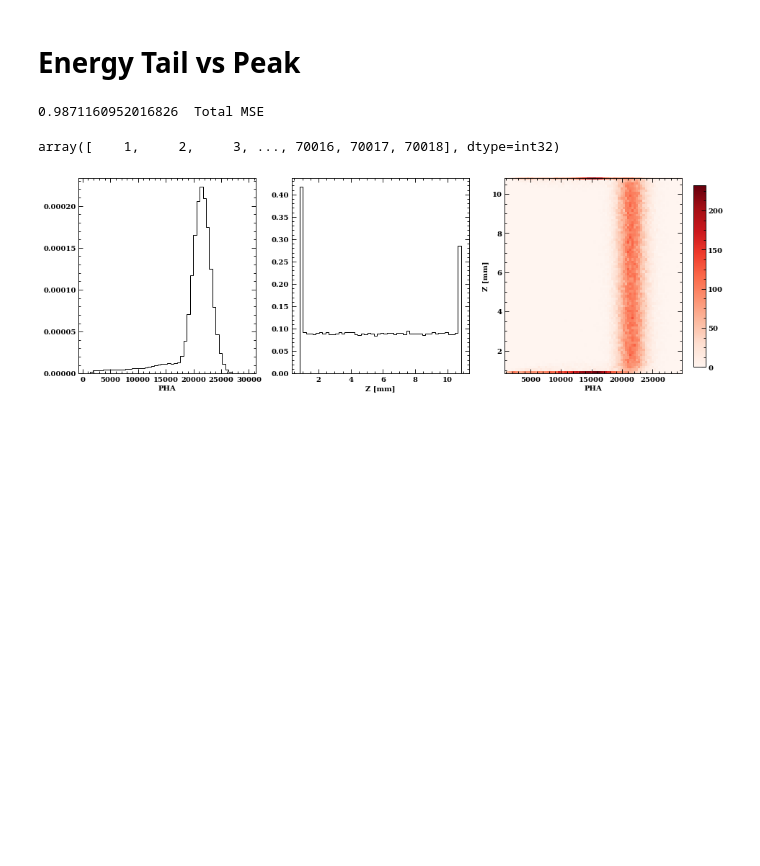
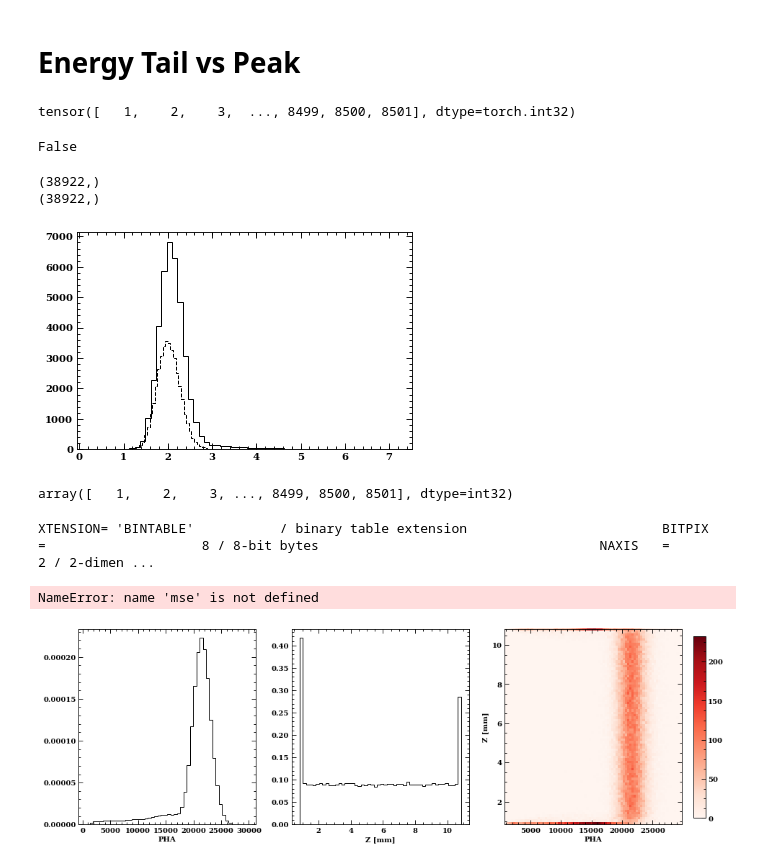
Before and after one commit to alpv95/IXPEML, a Jupyter notebook: notebooks/Error_checks.ipynb, the cells around one changed output. Drawn from its saved outputs; the diff is of its cells as text; code cells hidden in the pictures; blank space fills up the shorter version.

```diff
--- a/notebooks/Error_checks.ipynb
+++ b/notebooks/Error_checks.ipynb
@@ -532,25 +532,3 @@ for color, text in zip(["r","b"],leg.get_texts()):
 # %%
 def mse(theta_hat,theta):
     return np.sqrt(np.sum((np.cos(2*theta) - np.cos(2*theta_hat))**2 + (np.sin(2*theta) - np.sin(2*theta_hat))**2) / len(theta))
-# %%
-input_file = home_dir + "data/gen4_pol/gen4_6p4_recon.fits"
-
-with fits.open(input_file, memmap=False) as hdu:
-    data = hdu[1].data
-with fits.open(input_file.replace('_recon',''), memmap=False) as hdu:
-#     print(hdu[3].header)
-    sim_data = hdu[3].data
-
-cut = (data['NUM_CLU'] > 0)*(abs(data['BARX']) < 6.3)*(abs(data['BARY']) < 6.3)
-cut *= (sim_data['PE_PHI'] != 0.0) #to remove bump in training data
-moms = (data['TRK_M2L'] / data['TRK_M2T'])[cut]
-Z = sim_data["ABS_Z"][cut]
-PHA = data["PHA"][cut]
-X = data['PIX_X'][cut]
-Y = data['PIX_Y'][cut]
-C = data['PIX_PHA'][cut]
-THETA = sim_data['PE_PHI'][cut]
-THETA_HAT = data['DETPHI'][cut]
-print(mse(THETA,THETA_HAT), " Total MSE")
-# %% [output]
-0.9871160952016826  Total MSE
@@ -557,7 +537,52 @@ print(mse(THETA,THETA_HAT), " Total MSE")
+# %%
+x['trg_id']
+# %% [output]
+tensor([   1,    2,    3,  ..., 8499, 8500, 8501], dtype=torch.int32)
+# %%
+with fits.open(home_dir + "newpaper_pol_train___newpaper_pol__ensemble.fits", memmap=False) as hdu:
+    data = hdu[1].data
+# %%
+'NN_PH2I' in [x.name for x in data.columns]
+# %% [output]
+False
+# %%
+e = 2.0
+plt.hist(data['NN_ENERGY'][data['ENERGY'] == e], histtype='step')
+plt.hist(data['MOM_ENERGY'][data['ENERGY'] == e], histtype='step')
+print(data['NN_ENERGY'][data['ENERGY'] == e].shape)
+print(data['MOM_ENERGY'][data['ENERGY'] == e].shape)
+# %% [output]
+(38922,)
+(38922,)
+[figure, added]
 # %%
 data['TRG_ID']
 # %% [output]
-array([    1,     2,     3, ..., 70016, 70017, 70018], dtype=int32)
+array([   1,    2,    3, ..., 8499, 8500, 8501], dtype=int32)
+# %%
+input_file = home_dir + "data/TEST/gen4_2p3_recon.fits"
+
+with fits.open(input_file, memmap=False) as hdu:
+    print(hdu[1].header)
+    data = hdu[1].data
+with fits.open(input_file.replace('_recon',''), memmap=False) as hdu:
+#     print(hdu[3].header)
+    sim_data = hdu[3].data
+
+cut = (data['NUM_CLU'] > 0)*(abs(data['BARX']) < 6.3)*(abs(data['BARY']) < 6.3)
+cut *= (sim_data['PE_PHI'] != 0.0) #to remove bump in training data
+moms = (data['TRK_M2L'] / data['TRK_M2T'])[cut]
+Z = sim_data["ABS_Z"][cut]
+PHA = data["PHA"][cut]
+X = data['PIX_X'][cut]
+Y = data['PIX_Y'][cut]
+C = data['PIX_PHA'][cut]
+THETA = sim_data['PE_PHI'][cut]
+THETA_HAT = data['DETPHI'][cut]
+print(mse(THETA,THETA_HAT), " Total MSE")
+# %% [output]
+XTENSION= 'BINTABLE'           / binary table extension                         BITPIX  =                    8 / 8-bit bytes                                    NAXIS   =                    2 / 2-dimen ...
+NameError: name 'mse' is not defined
 # %%
 fig,(ax1,ax2,ax3) = plt.subplots(figsize=(15,5),ncols=3)
 ax2.hist(Z,density=True,histtype="step")
```
Also changed, not shown: parts of 1 cell of this notebook, 10 other files.
